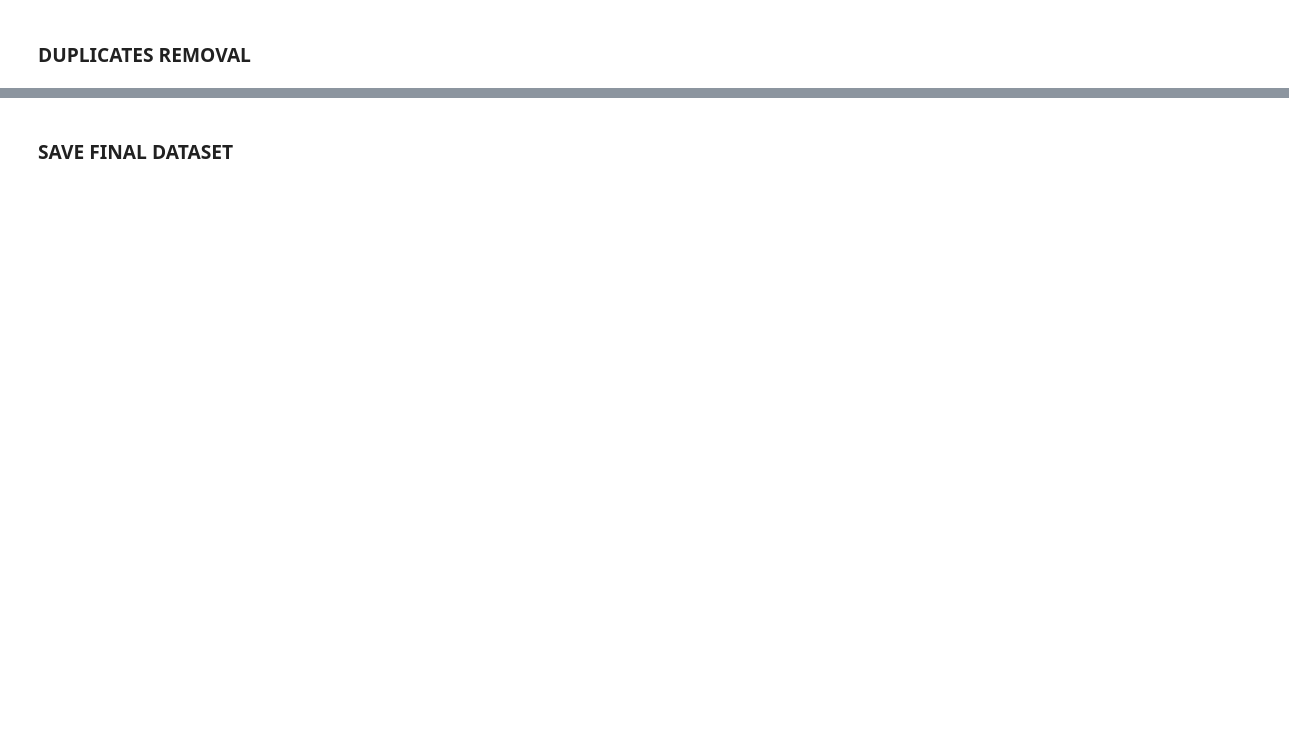
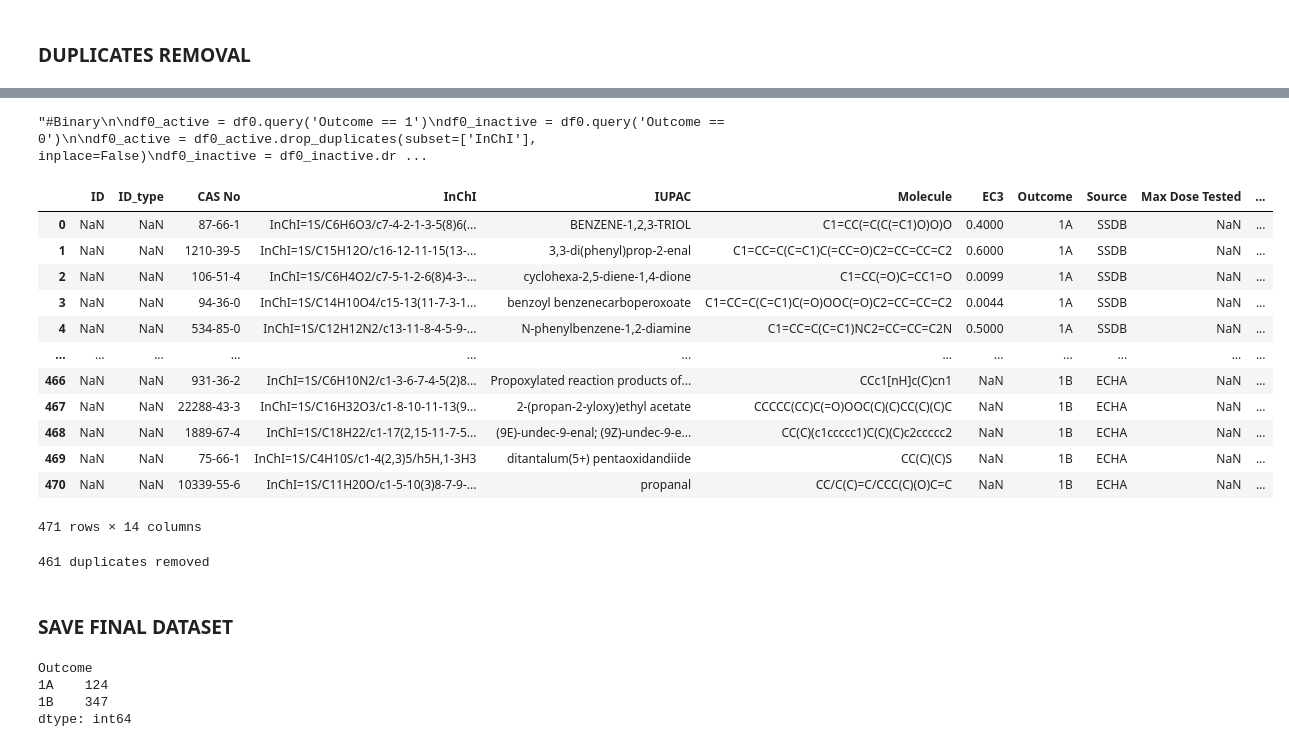
Before and after one commit to franciscolucasfo/Scripts-LabMol-Francisco, a Jupyter notebook: CURATION SCRIPT.ipynb, the cells around one changed output, grey strips where cells are left out. Drawn from its saved outputs; the diff is of its cells as text; code cells hidden in the pictures; blank space fills up the shorter version.

```diff
--- a/CURATION SCRIPT.ipynb
+++ b/CURATION SCRIPT.ipynb
@@ -74,4 +75,4 @@ savepath = r"D:\OneDrive\Documentos\LabMol\IC-Skin\DADOS\Multiclass\ML"
 #df = pd.concat([df1, df2, df3])
 #df
 # %%
-df0 = pd.read_excel(r"D:\OneDrive\Documentos\LabMol\IC-Skin\DADOS\Multiclass\RAW_Skin_data_LLNA_Multiclass.xlsx")
+df0 = pd.read_excel(r"C:\Users\franc\OneDrive\Documentos\LabMol\IC-Skin\DADOS\GHS\Skin_data_LLNA_smilesok_GHSprecuragem.xlsx")
@@ -80,8 +79,8 @@ df0
 # %% [markdown]
 **DATA PREPARATION**
 # %%
-df0 = df.loc[:, ['PUBCHEM_EXT_DATASOURCE_SMILES', 'PUBCHEM_ACTIVITY_OUTCOME', 'PUBCHEM_CID']]
+df0 = df0.loc[:, ['PUBCHEM_EXT_DATASOURCE_SMILES', 'PUBCHEM_ACTIVITY_OUTCOME', 'PUBCHEM_CID']]
 df0
 # %%
-df0 = df0.rename(columns={'Canonical SMILES':'Molecule', 'LLNA (EPA,GHS)':'Outcome'})
+df0 = df0.rename(columns={'Canonical SMILES':'Molecule', 'GHS':'Outcome'})
 df0
@@ -323,10 +446,10 @@ final_drop_dup = df_no_dup_concord.drop_duplicates(subset=['InChI'], keep=False,
 df_final = final_drop_dup
 df_final = df_final.reset_index(drop=True)
 # %%
-#Binary
+"""#Binary
 
-df0_active = df0.query('Outcome == 0')
-df0_inactive = df0.query('Outcome == 1')
+df0_active = df0.query('Outcome == 1')
+df0_inactive = df0.query('Outcome == 0')
 
 df0_active = df0_active.drop_duplicates(subset=['InChI'], inplace=False)
 df0_inactive = df0_inactive.drop_duplicates(subset=['InChI'], inplace=False)
@@ -339,7 +462,25 @@ lastcount = final_drop_dup['InChI'].count()
 
 df_final = final_drop_dup
 
-df_final = df_final.reset_index(drop=True)
+df_final = df_final.reset_index(drop=True)"""
+# %% [output]
+"#Binary\n\ndf0_active = df0.query('Outcome == 1')\ndf0_inactive = df0.query('Outcome == 0')\n\ndf0_active = df0_active.drop_duplicates(subset=['InChI'], inplace=False)\ndf0_inactive = df0_inactive.dr ...
+# %%
+df_final
+# %% [output]
+|  | ID | ID_type | CAS No | InChI | IUPAC | Molecule | EC3 | Outcome | Source | Max Dose Tested | ... |
+| 0 | NaN | NaN | 87-66-1 | InChI=1S/C6H6O3/c7-4-2-1-3-5(8)6(... | BENZENE-1,2,3-TRIOL | C1=CC(=C(C(=C1)O)O)O | 0.4000 | 1A | SSDB | NaN | ... |
+| 1 | NaN | NaN | 1210-39-5 | InChI=1S/C15H12O/c16-12-11-15(13-... | 3,3-di(phenyl)prop-2-enal | C1=CC=C(C=C1)C(=CC=O)C2=CC=CC=C2 | 0.6000 | 1A | SSDB | NaN | ... |
+| 2 | NaN | NaN | 106-51-4 | InChI=1S/C6H4O2/c7-5-1-2-6(8)4-3-... | cyclohexa-2,5-diene-1,4-dione | C1=CC(=O)C=CC1=O | 0.0099 | 1A | SSDB | NaN | ... |
+| 3 | NaN | NaN | 94-36-0 | InChI=1S/C14H10O4/c15-13(11-7-3-1... | benzoyl benzenecarboperoxoate | C1=CC=C(C=C1)C(=O)OOC(=O)C2=CC=CC=C2 | 0.0044 | 1A | SSDB | NaN | ... |
+| 4 | NaN | NaN | 534-85-0 | InChI=1S/C12H12N2/c13-11-8-4-5-9-... | N-phenylbenzene-1,2-diamine | C1=CC=C(C=C1)NC2=CC=CC=C2N | 0.5000 | 1A | SSDB | NaN | ... |
+| ... | ... | ... | ... | ... | ... | ... | ... | ... | ... | ... | ... |
+| 466 | NaN | NaN | 931-36-2 | InChI=1S/C6H10N2/c1-3-6-7-4-5(2)8... | Propoxylated reaction products of... | CCc1[nH]c(C)cn1 | NaN | 1B | ECHA | NaN | ... |
+| 467 | NaN | NaN | 22288-43-3 | InChI=1S/C16H32O3/c1-8-10-11-13(9... | 2-(propan-2-yloxy)ethyl acetate | CCCCC(CC)C(=O)OOC(C)(C)CC(C)(C)C | NaN | 1B | ECHA | NaN | ... |
+| 468 | NaN | NaN | 1889-67-4 | InChI=1S/C18H22/c1-17(2,15-11-7-5... | (9E)-undec-9-enal; (9Z)-undec-9-e... | CC(C)(c1ccccc1)C(C)(C)c2ccccc2 | NaN | 1B | ECHA | NaN | ... |
+| 469 | NaN | NaN | 75-66-1 | InChI=1S/C4H10S/c1-4(2,3)5/h5H,1-3H3 | ditantalum(5+) pentaoxidandiide | CC(C)(C)S | NaN | 1B | ECHA | NaN | ... |
+| 470 | NaN | NaN | 10339-55-6 | InChI=1S/C11H20O/c1-5-10(3)8-7-9-... | propanal | CC/C(C)=C/CCC(C)(O)C=C | NaN | 1B | ECHA | NaN | ... |
+471 rows × 14 columns
 # %%
 df0_dropped = df0[~df0['InChI'].isin(df_final['InChI'])]
 dropped_duplist = df0_dropped.loc[:, ['final_smiles_stand', 'Outcome', 'CAS No', 'InChI', 'Source']]
@@ -347,10 +488,17 @@ dropped_duplist.to_csv(f'{savepath}\\dropped_duplicates.csv', sep=',', header=Tr
 
 countdprem = df0_dropped['InChI'].count()
 print(f"{countdprem} duplicates removed")
+# %% [output]
+461 duplicates removed
 # %% [markdown]
 ### SAVE FINAL DATASET
 # %%
 df_final.groupby('Outcome').size()
+# %% [output]
+Outcome
+1A    124
+1B    347
+dtype: int64
 # %%
 df_final.rename(columns={'final_smiles_stand': 'SMILES'}, inplace=True)
 # %%
```
Also changed, not shown: parts of 18 cells of this notebook, 13 other files.
